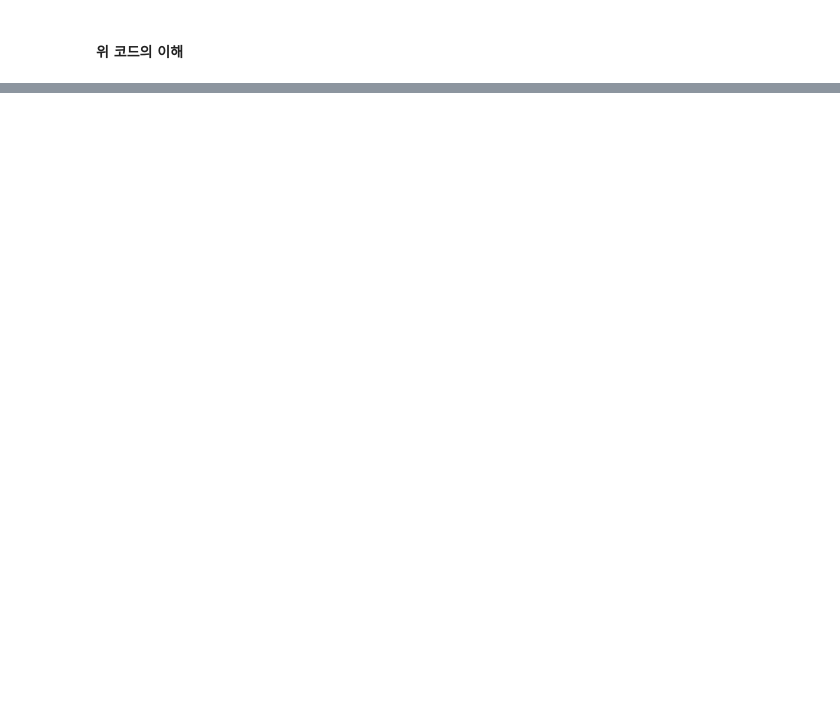
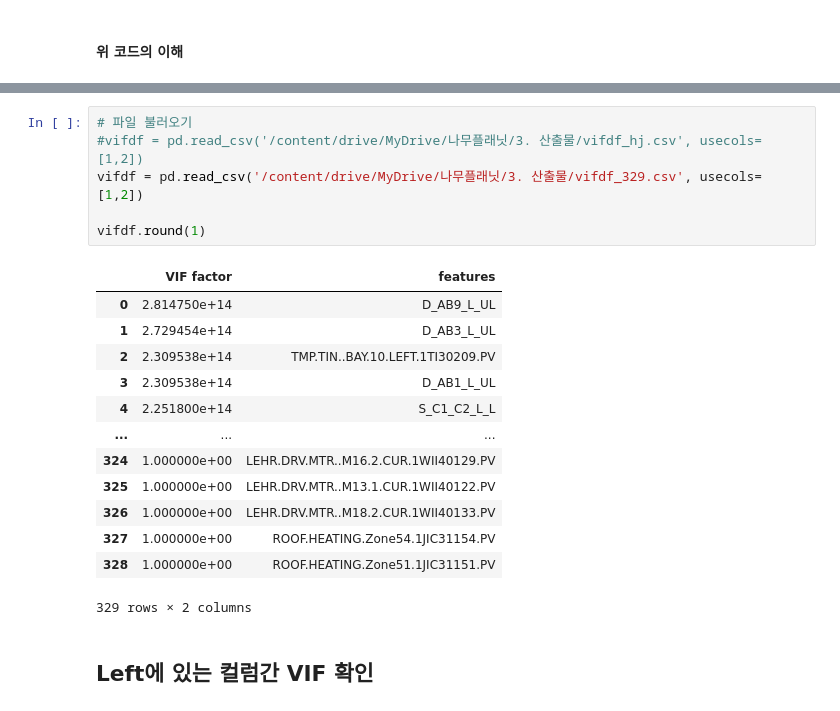
Before and after one commit to ammobam/Display_SensorData, a Jupyter notebook: 210731_데이터_탐색(4)컬럼_분류.ipynb, the cells around one changed output, grey strips where cells are left out. Drawn from its saved outputs; the diff is of its cells as text; blank space fills up the shorter version.

```diff
--- a/210731_데이터_탐색(4)컬럼_분류.ipynb
+++ b/210731_데이터_탐색(4)컬럼_분류.ipynb
@@ -417,0 +580,22 @@ del_list
+# %%
+# 파일 불러오기
+#vifdf = pd.read_csv('/content/drive/MyDrive/나무플래닛/3. 산출물/vifdf_hj.csv', usecols=[1,2])
+vifdf = pd.read_csv('/content/drive/MyDrive/나무플래닛/3. 산출물/vifdf_329.csv', usecols=[1,2])
+
+vifdf.round(1)
+# %% [output]
+|  | VIF factor | features |
+| 0 | 2.814750e+14 | D_AB9_L_UL |
+| 1 | 2.729454e+14 | D_AB3_L_UL |
+| 2 | 2.309538e+14 | TMP.TIN..BAY.10.LEFT.1TI30209.PV |
+| 3 | 2.309538e+14 | D_AB1_L_UL |
+| 4 | 2.251800e+14 | S_C1_C2_L_L |
+| ... | ... | ... |
+| 324 | 1.000000e+00 | LEHR.DRV.MTR..M16.2.CUR.1WII40129.PV |
+| 325 | 1.000000e+00 | LEHR.DRV.MTR..M13.1.CUR.1WII40122.PV |
+| 326 | 1.000000e+00 | LEHR.DRV.MTR..M18.2.CUR.1WII40133.PV |
+| 327 | 1.000000e+00 | ROOF.HEATING.Zone54.1JIC31154.PV |
+| 328 | 1.000000e+00 | ROOF.HEATING.Zone51.1JIC31151.PV |
+329 rows × 2 columns
+# %% [markdown]
+## Left에 있는 컬럼간 VIF 확인
```
Also changed, not shown: parts of 43 cells of this notebook.
